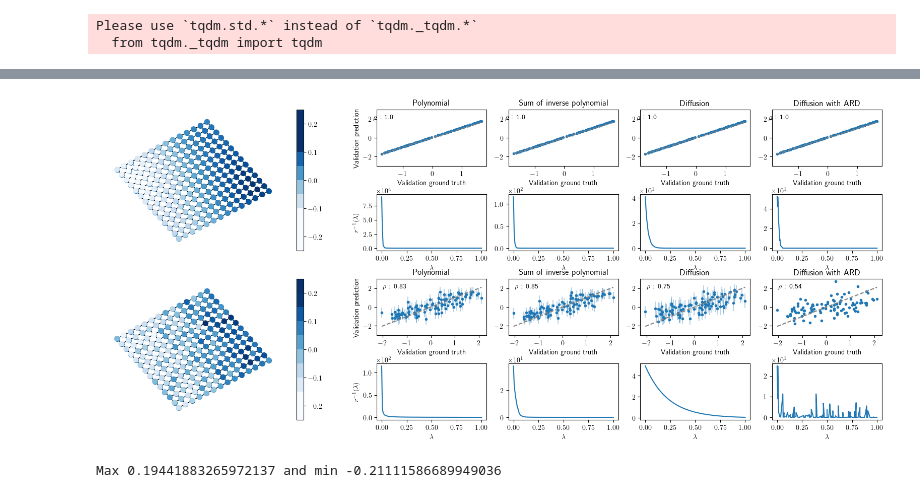
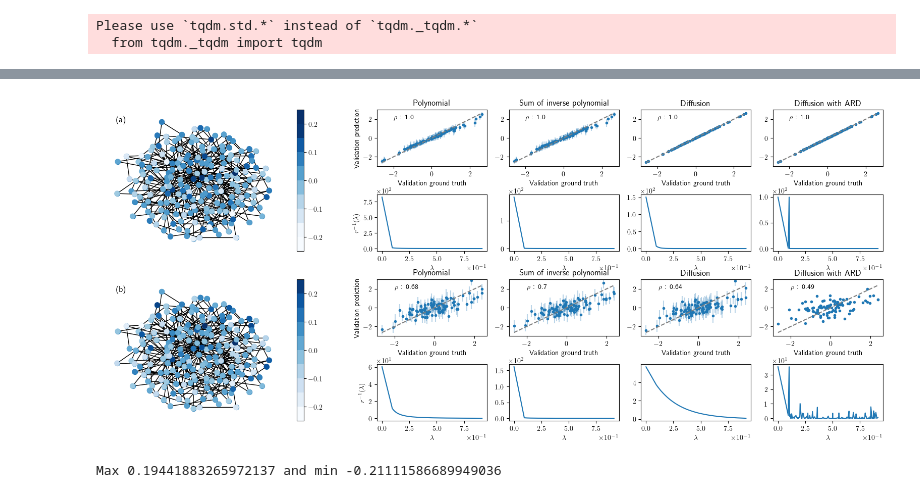
Before and after one commit to xingchenwan/bo-on-graph, a Jupyter notebook: notebooks/synthetic_experiment.ipynb, the cells around one changed output, grey strips where cells are left out. Saved outputs shown, nothing was run; the diff lists cells and outputs as text; code cells hidden in the pictures.

Commit message:
Add script plot

```diff
--- a/notebooks/synthetic_experiment.ipynb
+++ b/notebooks/synthetic_experiment.ipynb
@@ -35,7 +35,7 @@ Please use `tqdm.std.*` instead of `tqdm._tqdm.*`
   from tqdm._tqdm import tqdm
 # %%
 
-def plot_signal(ax_signal, base_problem, all_Y, pos, y_label="Smooth signal Grid graph"):
+def plot_signal(ax_signal, base_problem, all_Y, pos, y_label="(a)"):
     g = base_problem.context_graph
     nodes = base_problem.context_graph.nodes()
     node_size=50
@@ -45,7 +45,7 @@ def plot_signal(ax_signal, base_problem, all_Y, pos, y_label="Smooth signal Grid
     nc = nx.draw_networkx_nodes(g, pos, nodelist=nodes, node_color=all_Y, node_size=node_size, cmap=mpl.colormaps['Blues'], ax = ax_signal)
     plt.colorbar(nc, ax=ax_signal, boundaries=np.linspace(-0.25,0.25,11))
     ax_signal.set_axis_off()
-    ax_signal.set_ylabel(y_label)
+    ax_signal.text(-1, 1, y_label, fontsize='large')
 
 def output_model(covar_type, X_train, Y_train, base_problem):
     #covar_type = "diffusion"
@@ -240,6 +240,6 @@ plt.show()
 # %%
 plt.rcParams['text.usetex'] = True
-base_problem, base_model, base_mll, based_cached_eigenbasis, pos = output_graph("grid", n=200)
+base_problem, base_model, base_mll, based_cached_eigenbasis, pos = output_graph("ba", n=200)
 fig = plt.figure(figsize=(20, 8), layout='constrained')
 grid = plt.GridSpec(2, 3, hspace=0., wspace=0.2)
 
@@ -286,7 +286,7 @@ kernel24r_ax = plt.Subplot(fig, inner_kernel[3, 3])
 ## Smooth signal
 all_X, all_Y, X_train, Y_train, X_test, Y_test, X_best = get_signal(base_model, j=2)
 
-plot_signal(signal1_ax, base_problem, all_Y, pos)
+plot_signal(signal1_ax, base_problem, all_Y, pos, y_label="(a)")
 
 model1,_ ,_  = output_model("polynomial", X_train, Y_train, base_problem)
 model2,_ ,_ = output_model("polynomial_old", X_train, Y_train, base_problem)
@@ -310,7 +310,7 @@ kernel14r_ax.set_xlabel(r'$\lambda$')
 ## Rough signal
 all_X, all_Y, X_train, Y_train, X_test, Y_test, X_best = get_signal_noise(base_model, j=2, sigma=0.05)
 
-plot_signal(signal2_ax, base_problem, all_Y, pos)
+plot_signal(signal2_ax, base_problem, all_Y, pos, y_label="(b)")
 model1,_ ,_  = output_model("polynomial", X_train, Y_train, base_problem)
 model2,_ ,_ = output_model("polynomial_old", X_train, Y_train, base_problem)
 model3,_ ,_ = output_model("diffusion", X_train, Y_train, base_problem)
@@ -325,35 +325,35 @@ plot_rinverse(kernel22r_ax, model2)
 kernel22r_ax.set_xlabel(r'$\lambda$')
 plot_validation(kernel23v_ax, model3, X_test, Y_test, title="Diffusion")
 plot_rinverse(kernel23r_ax, model3)
 kernel23r_ax.set_xlabel(r'$\lambda$')
 plot_validation(kernel24v_ax, model4, X_test, Y_test, title="Diffusion with ARD")
 plot_rinverse(kernel24r_ax, model4)
 kernel24r_ax.set_xlabel(r'$\lambda$')
 
 fig.add_subplot(signal1_ax)
 fig.add_subplot(signal2_ax)
 
 fig.add_subplot(kernel11v_ax)
 fig.add_subplot(kernel12v_ax)
 fig.add_subplot(kernel13v_ax)
 fig.add_subplot(kernel14v_ax)
 fig.add_subplot(kernel11r_ax)
 fig.add_subplot(kernel12r_ax)
 fig.add_subplot(kernel13r_ax)
 fig.add_subplot(kernel14r_ax)
 
 
 fig.add_subplot(kernel21v_ax)
 fig.add_subplot(kernel22v_ax)
 fig.add_subplot(kernel23v_ax)
 fig.add_subplot(kernel24v_ax)
 fig.add_subplot(kernel21r_ax)
 fig.add_subplot(kernel22r_ax)
 fig.add_subplot(kernel23r_ax)
 fig.add_subplot(kernel24r_ax)
-plt.savefig("synthetic_GRIDnoise.pdf", bbox_inches='tight')
+plt.savefig("synthetic_BAnoise_modif.pdf", bbox_inches='tight')
 # %% [output]
-[figure, old version]
+[figure, new version]
 # %%
 print(f"Max {all_Y.max()} and min {all_Y.min()}")
 # %% [output]
```
Also changed, not shown: parts of 1 cell of this notebook, 3 other files.
